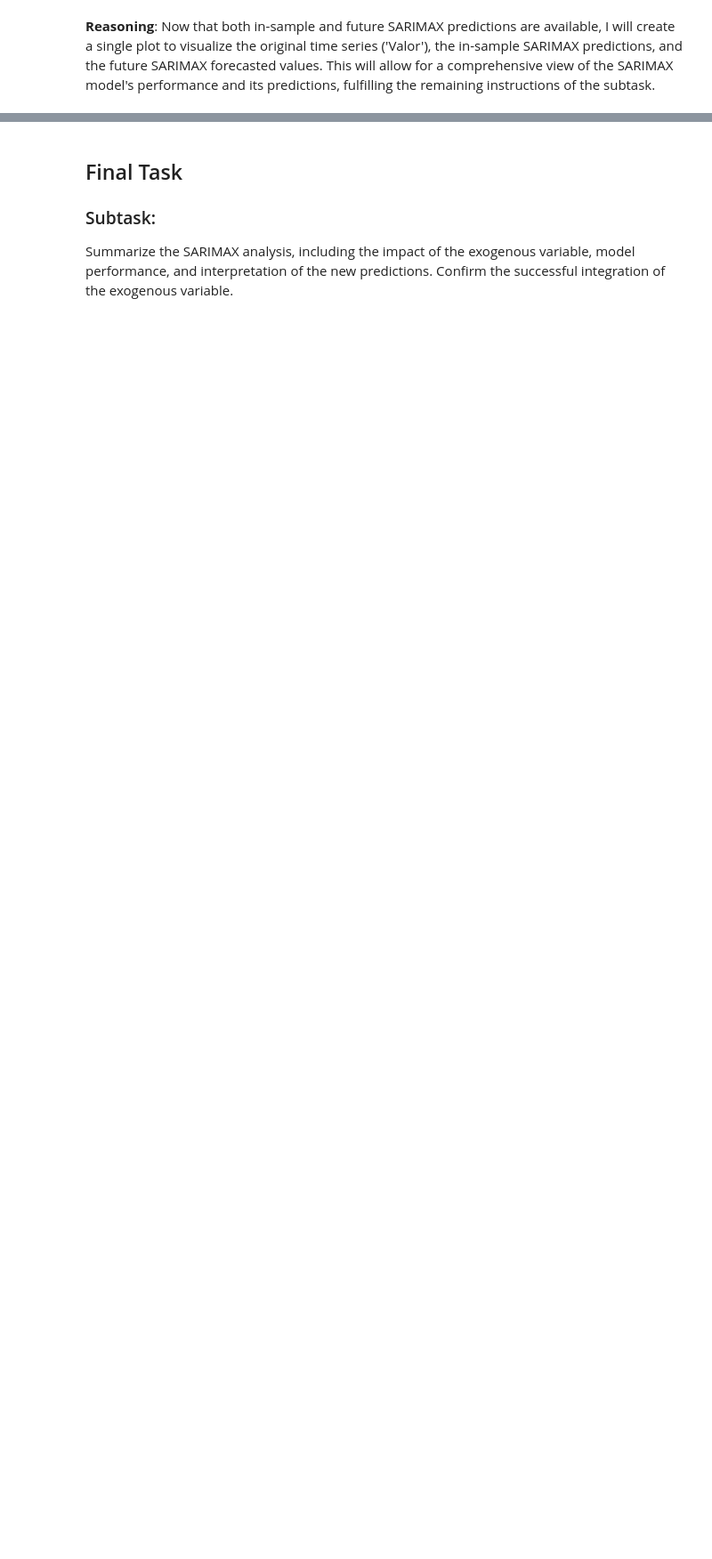
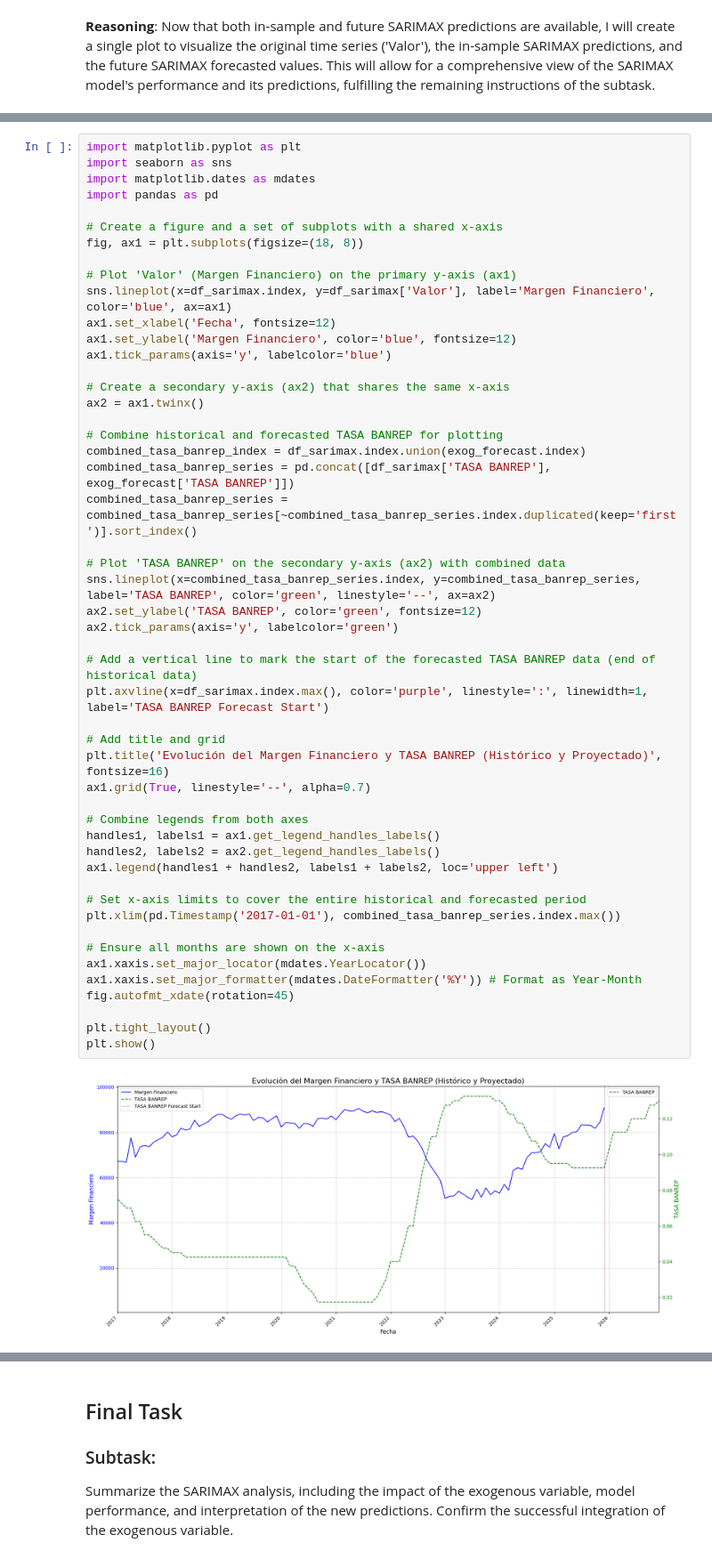
Before and after one commit to jsanchezv4/seriesdetiempo, a Jupyter notebook: sarimaMargenFinanciero.ipynb, the cells around one changed output, grey strips where cells are left out. Shown at 89% size. Cells and saved outputs as stored; diff of their text form; blank space fills up the shorter version.

```diff
--- a/sarimaMargenFinanciero.ipynb
+++ b/sarimaMargenFinanciero.ipynb
@@ -1133,0 +1323,52 @@ plt.show()
+# %%
+import matplotlib.pyplot as plt
+import seaborn as sns
+import matplotlib.dates as mdates
+import pandas as pd
+
+# Create a figure and a set of subplots with a shared x-axis
+fig, ax1 = plt.subplots(figsize=(18, 8))
+
+# Plot 'Valor' (Margen Financiero) on the primary y-axis (ax1)
+sns.lineplot(x=df_sarimax.index, y=df_sarimax['Valor'], label='Margen Financiero', color='blue', ax=ax1)
+ax1.set_xlabel('Fecha', fontsize=12)
+ax1.set_ylabel('Margen Financiero', color='blue', fontsize=12)
+ax1.tick_params(axis='y', labelcolor='blue')
+
+# Create a secondary y-axis (ax2) that shares the same x-axis
+ax2 = ax1.twinx()
+
+# Combine historical and forecasted TASA BANREP for plotting
+combined_tasa_banrep_index = df_sarimax.index.union(exog_forecast.index)
+combined_tasa_banrep_series = pd.concat([df_sarimax['TASA BANREP'], exog_forecast['TASA BANREP']])
+combined_tasa_banrep_series = combined_tasa_banrep_series[~combined_tasa_banrep_series.index.duplicated(keep='first')].sort_index()
+
+# Plot 'TASA BANREP' on the secondary y-axis (ax2) with combined data
+sns.lineplot(x=combined_tasa_banrep_series.index, y=combined_tasa_banrep_series, label='TASA BANREP', color='green', linestyle='--', ax=ax2)
+ax2.set_ylabel('TASA BANREP', color='green', fontsize=12)
+ax2.tick_params(axis='y', labelcolor='green')
+
+# Add a vertical line to mark the start of the forecasted TASA BANREP data (end of historical data)
+plt.axvline(x=df_sarimax.index.max(), color='purple', linestyle=':', linewidth=1, label='TASA BANREP Forecast Start')
+
+# Add title and grid
+plt.title('Evolución del Margen Financiero y TASA BANREP (Histórico y Proyectado)', fontsize=16)
+ax1.grid(True, linestyle='--', alpha=0.7)
+
+# Combine legends from both axes
+handles1, labels1 = ax1.get_legend_handles_labels()
+handles2, labels2 = ax2.get_legend_handles_labels()
+ax1.legend(handles1 + handles2, labels1 + labels2, loc='upper left')
+
+# Set x-axis limits to cover the entire historical and forecasted period
+plt.xlim(pd.Timestamp('2017-01-01'), combined_tasa_banrep_series.index.max())
+
+# Ensure all months are shown on the x-axis
+ax1.xaxis.set_major_locator(mdates.YearLocator())
+ax1.xaxis.set_major_formatter(mdates.DateFormatter('%Y')) # Format as Year-Month
+fig.autofmt_xdate(rotation=45)
+
+plt.tight_layout()
+plt.show()
+# %% [output]
+[figure, added]
```
Also changed, not shown: parts of 23 cells of this notebook.
